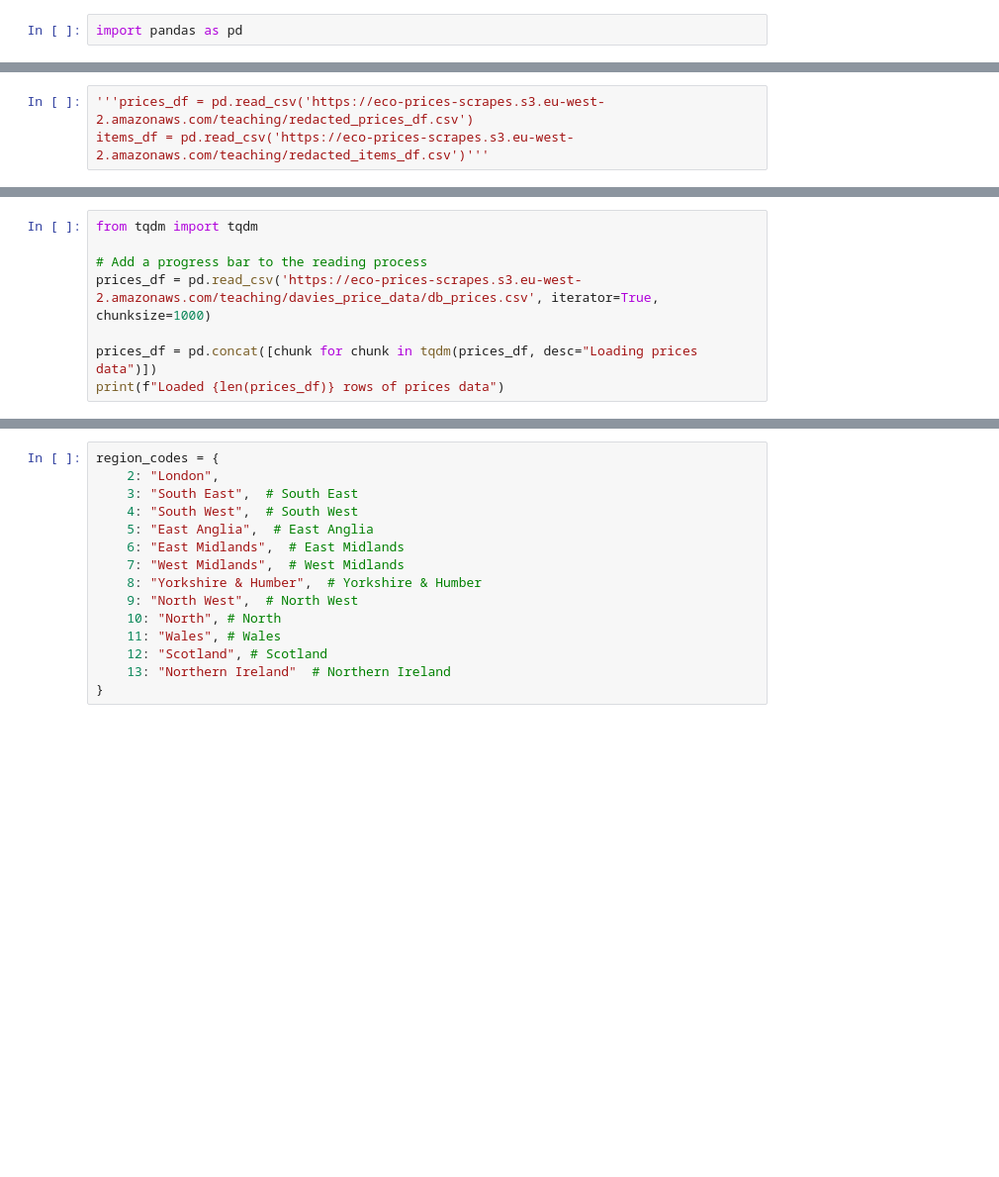
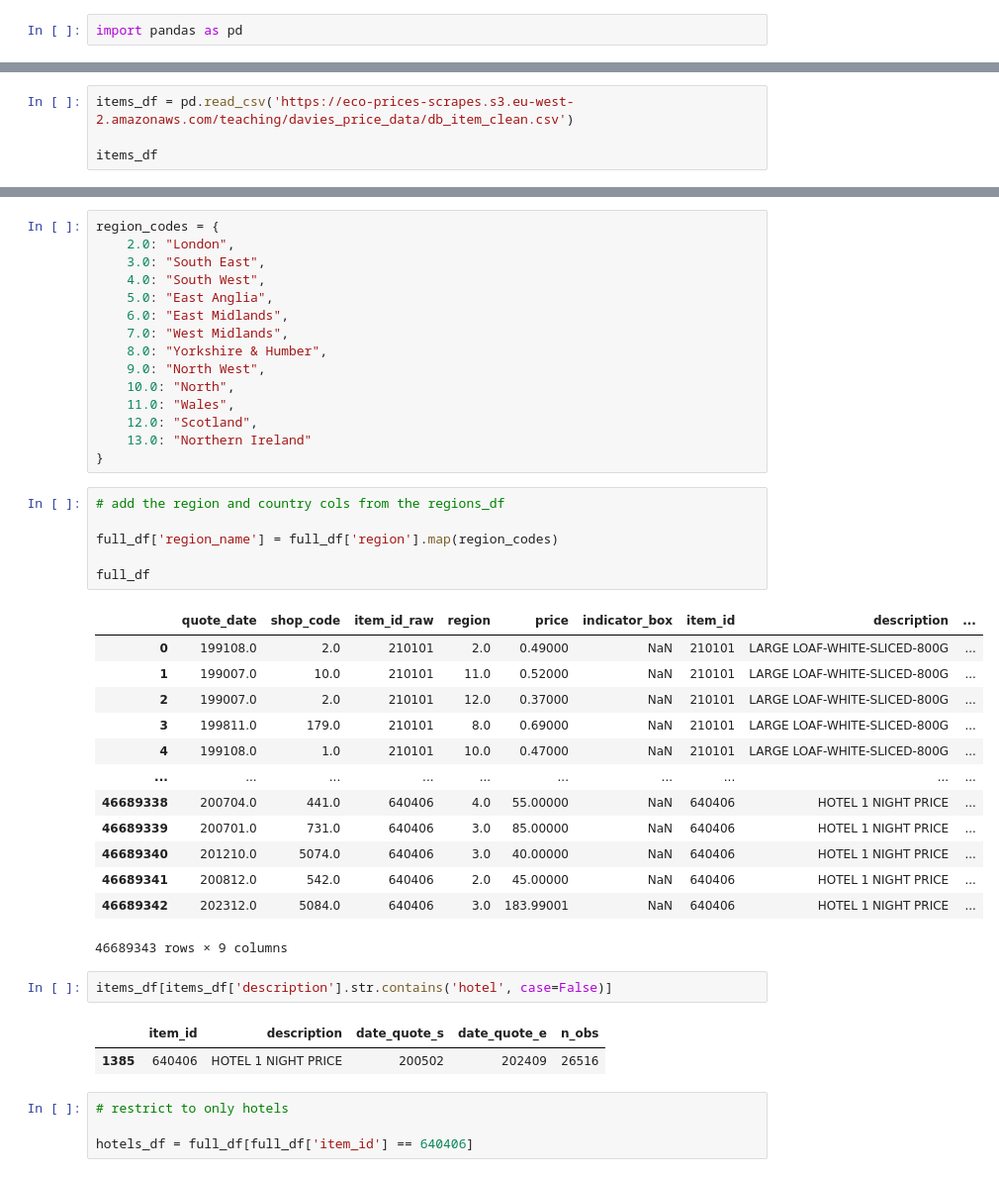
Before and after one commit to gmelmed/gmelmed.github.io, a Jupyter notebook: cc8_data.ipynb, the cells around one changed output, grey strips where cells are left out. Shown at 99% size. Saved outputs shown, nothing was run; the diff lists cells and outputs as text; blank space fills up the shorter version.

```diff
--- a/cc8_data.ipynb
+++ b/cc8_data.ipynb
@@ -3,3 +42,4 @@ import pandas as pd
 # %%
-'''prices_df = pd.read_csv('https://eco-prices-scrapes.s3.eu-west-2.amazonaws.com/teaching/redacted_prices_df.csv')
-items_df = pd.read_csv('https://eco-prices-scrapes.s3.eu-west-2.amazonaws.com/teaching/redacted_items_df.csv')'''
+items_df = pd.read_csv('https://eco-prices-scrapes.s3.eu-west-2.amazonaws.com/teaching/davies_price_data/db_item_clean.csv')
+
+items_df
@@ -8,8 +59,0 @@ items_df = pd.read_csv('https://eco-prices-scrapes.s3.eu-west-2.amazonaws.com/te
-# %%
-from tqdm import tqdm
-
-# Add a progress bar to the reading process
-prices_df = pd.read_csv('https://eco-prices-scrapes.s3.eu-west-2.amazonaws.com/teaching/davies_price_data/db_prices.csv', iterator=True, chunksize=1000)
-
-prices_df = pd.concat([chunk for chunk in tqdm(prices_df, desc="Loading prices data")])
-print(f"Loaded {len(prices_df)} rows of prices data")
@@ -193,15 +100,44 @@ NameError: name 'full_df' is not defined
 # %%
 region_codes = {
-    2: "London",
-    3: "South East",  # South East
-    4: "South West",  # South West
-    5: "East Anglia",  # East Anglia
-    6: "East Midlands",  # East Midlands
-    7: "West Midlands",  # West Midlands
-    8: "Yorkshire & Humber",  # Yorkshire & Humber
-    9: "North West",  # North West
-    10: "North", # North
-    11: "Wales", # Wales
-    12: "Scotland", # Scotland
-    13: "Northern Ireland"  # Northern Ireland
+    2.0: "London",
+    3.0: "South East",
+    4.0: "South West",
+    5.0: "East Anglia",
+    6.0: "East Midlands",
+    7.0: "West Midlands",
+    8.0: "Yorkshire & Humber",
+    9.0: "North West",
+    10.0: "North",
+    11.0: "Wales",
+    12.0: "Scotland",
+    13.0: "Northern Ireland"
 }
+# %%
+# add the region and country cols from the regions_df
+
+full_df['region_name'] = full_df['region'].map(region_codes)
+
+full_df
+# %% [output]
+|  | quote_date | shop_code | item_id_raw | region | price | indicator_box | item_id | description | ... |
+| 0 | 199108.0 | 2.0 | 210101 | 2.0 | 0.49000 | NaN | 210101 | LARGE LOAF-WHITE-SLICED-800G | ... |
+| 1 | 199007.0 | 10.0 | 210101 | 11.0 | 0.52000 | NaN | 210101 | LARGE LOAF-WHITE-SLICED-800G | ... |
+| 2 | 199007.0 | 2.0 | 210101 | 12.0 | 0.37000 | NaN | 210101 | LARGE LOAF-WHITE-SLICED-800G | ... |
+| 3 | 199811.0 | 179.0 | 210101 | 8.0 | 0.69000 | NaN | 210101 | LARGE LOAF-WHITE-SLICED-800G | ... |
+| 4 | 199108.0 | 1.0 | 210101 | 10.0 | 0.47000 | NaN | 210101 | LARGE LOAF-WHITE-SLICED-800G | ... |
+| ... | ... | ... | ... | ... | ... | ... | ... | ... | ... |
+| 46689338 | 200704.0 | 441.0 | 640406 | 4.0 | 55.00000 | NaN | 640406 | HOTEL 1 NIGHT PRICE | ... |
+| 46689339 | 200701.0 | 731.0 | 640406 | 3.0 | 85.00000 | NaN | 640406 | HOTEL 1 NIGHT PRICE | ... |
+| 46689340 | 201210.0 | 5074.0 | 640406 | 3.0 | 40.00000 | NaN | 640406 | HOTEL 1 NIGHT PRICE | ... |
+| 46689341 | 200812.0 | 542.0 | 640406 | 2.0 | 45.00000 | NaN | 640406 | HOTEL 1 NIGHT PRICE | ... |
+| 46689342 | 202312.0 | 5084.0 | 640406 | 3.0 | 183.99001 | NaN | 640406 | HOTEL 1 NIGHT PRICE | ... |
+46689343 rows × 9 columns
+# %%
+items_df[items_df['description'].str.contains('hotel', case=False)]
+# %% [output]
+|  | item_id | description | date_quote_s | date_quote_e | n_obs |
+| 1385 | 640406 | HOTEL 1 NIGHT PRICE | 200502 | 202409 | 26516 |
+# %%
+# restrict to only hotels
+
+hotels_df = full_df[full_df['item_id'] == 640406]
```
Also changed, not shown: parts of 26 cells of this notebook.
